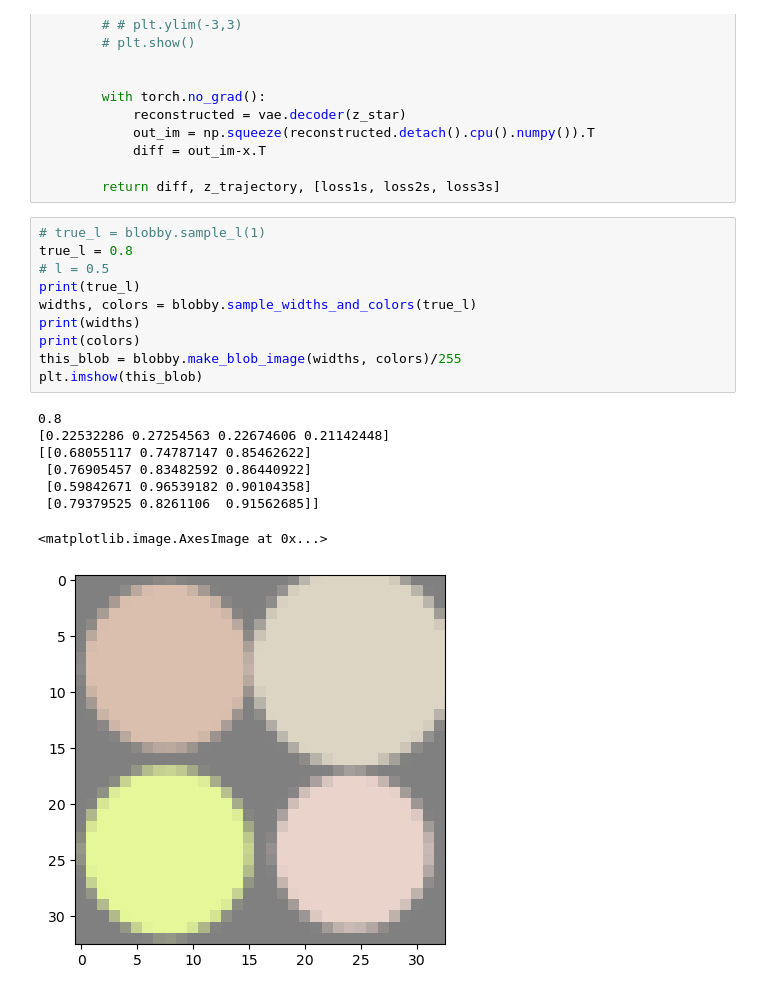
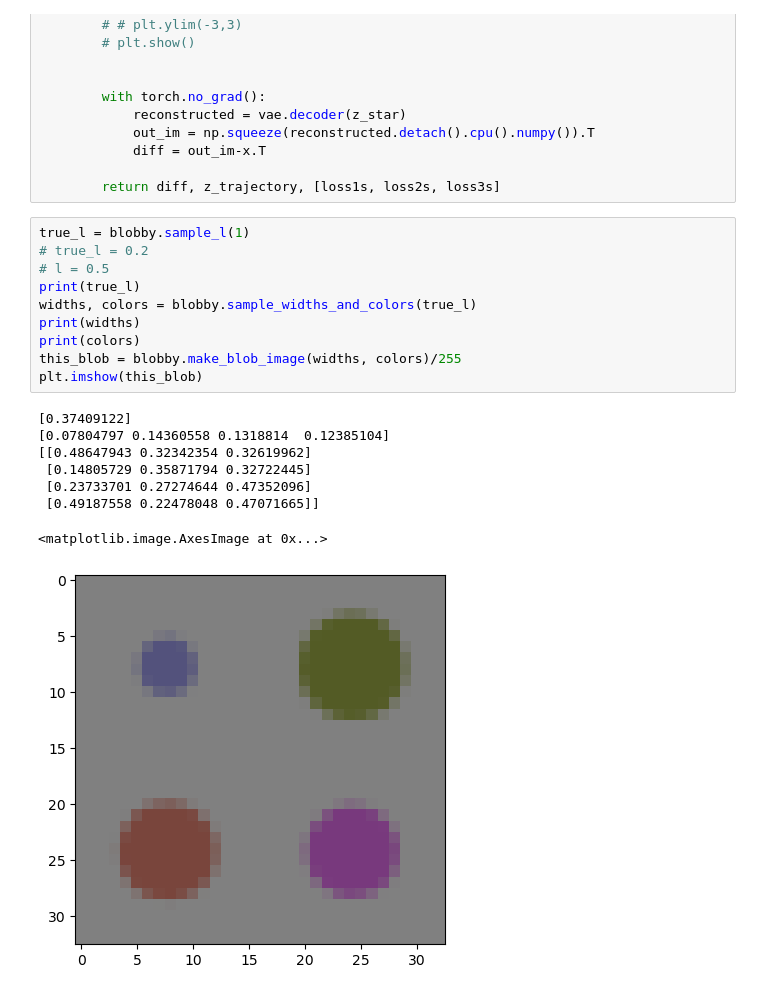
Before and after one commit to AuguB/RelevanceMap, a Jupyter notebook: src/RelevanceMap.ipynb, the cells around one changed output. Drawn from its saved outputs; the diff is of its cells as text.

```diff
--- a/src/RelevanceMap.ipynb
+++ b/src/RelevanceMap.ipynb
@@ -353,24 +353,24 @@ class RelevanceMapper:
 
         return diff, z_trajectory, [loss1s, loss2s, loss3s]
 # %%
-# true_l = blobby.sample_l(1)
-true_l = 0.8
+true_l = blobby.sample_l(1)
+# true_l = 0.2
 # l = 0.5
 print(true_l)
 widths, colors = blobby.sample_widths_and_colors(true_l)
 print(widths)
 print(colors)
 this_blob = blobby.make_blob_image(widths, colors)/255
 plt.imshow(this_blob)
 # %% [output]
-0.8
-[0.22532286 0.27254563 0.22674606 0.21142448]
-[[0.68055117 0.74787147 0.85462622]
- [0.76905457 0.83482592 0.86440922]
- [0.59842671 0.96539182 0.90104358]
- [0.79379525 0.8261106  0.91562685]]
+[0.37409122]
+[0.07804797 0.14360558 0.1318814  0.12385104]
+[[0.48647943 0.32342354 0.32619962]
+ [0.14805729 0.35871794 0.32722445]
+ [0.23733701 0.27274644 0.47352096]
+ [0.49187558 0.22478048 0.47071665]]
 <matplotlib.image.AxesImage at 0x...>
-[figure, old version]
+[figure, new version]
 # %%
 altered_l = true_l
 widths_altered = widths.copy()
```
Also changed, not shown: parts of 1 cell of this notebook.
